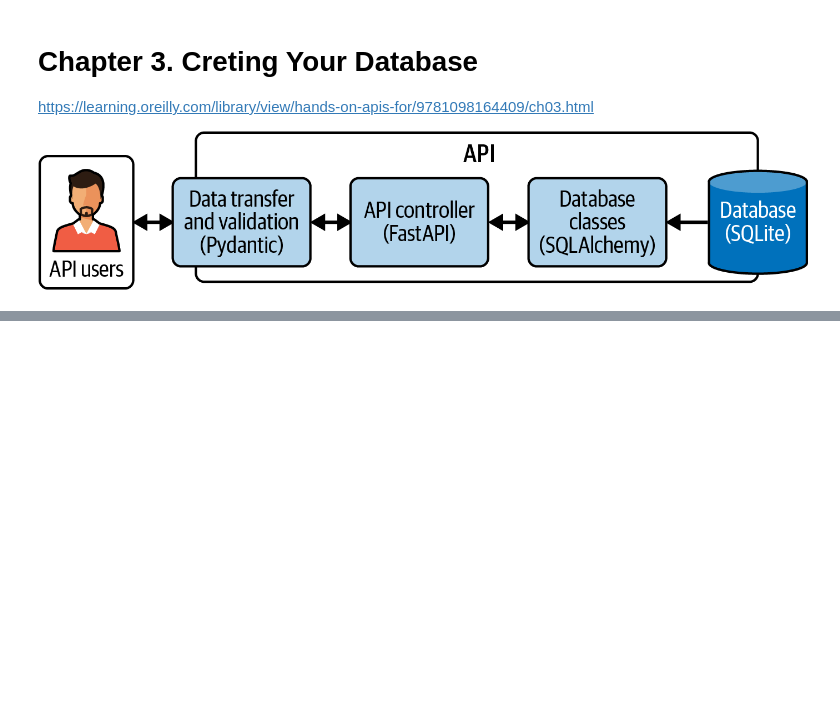
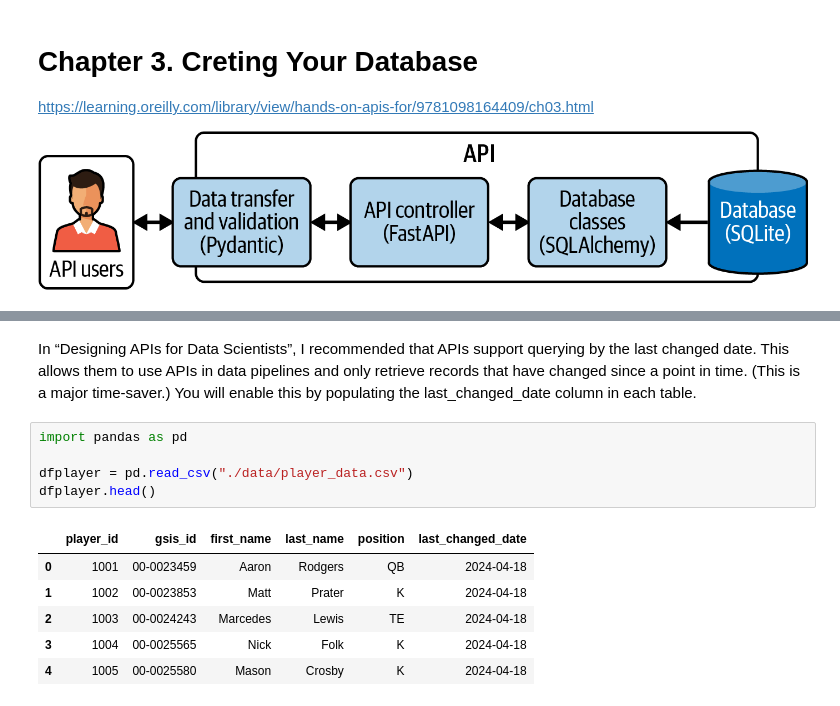
Before and after one commit to doolingdavidrs21/api-book-part-one, a Jupyter notebook: chapter3/chap3notes.ipynb, the cells around one changed output, grey strips where cells are left out. Saved outputs shown, nothing was run; the diff lists cells and outputs as text; blank space fills up the shorter version.

```diff
--- a/chapter3/chap3notes.ipynb
+++ b/chapter3/chap3notes.ipynb
@@ -6,0 +80,14 @@ https://learning.oreilly.com/library/view/hands-on-apis-for/9781098164409/ch03.h
+# %% [markdown]
+In “Designing APIs for Data Scientists”, I recommended that APIs support querying by the last changed date. This allows them to use APIs in data pipelines and only retrieve records that have changed since a point in time. (This is a major time-saver.) You will enable this by populating the last_changed_date column in each table.
+# %%
+import pandas as pd
+
+dfplayer = pd.read_csv("./data/player_data.csv")
+dfplayer.head()
+# %% [output]
+|  | player_id | gsis_id | first_name | last_name | position | last_changed_date |
+| 0 | 1001 | 00-0023459 | Aaron | Rodgers | QB | 2024-04-18 |
+| 1 | 1002 | 00-0023853 | Matt | Prater | K | 2024-04-18 |
+| 2 | 1003 | 00-0024243 | Marcedes | Lewis | TE | 2024-04-18 |
+| 3 | 1004 | 00-0025565 | Nick | Folk | K | 2024-04-18 |
+| 4 | 1005 | 00-0025580 | Mason | Crosby | K | 2024-04-18 |
```
Also changed, not shown: parts of 30 cells of this notebook, 1 other file.
